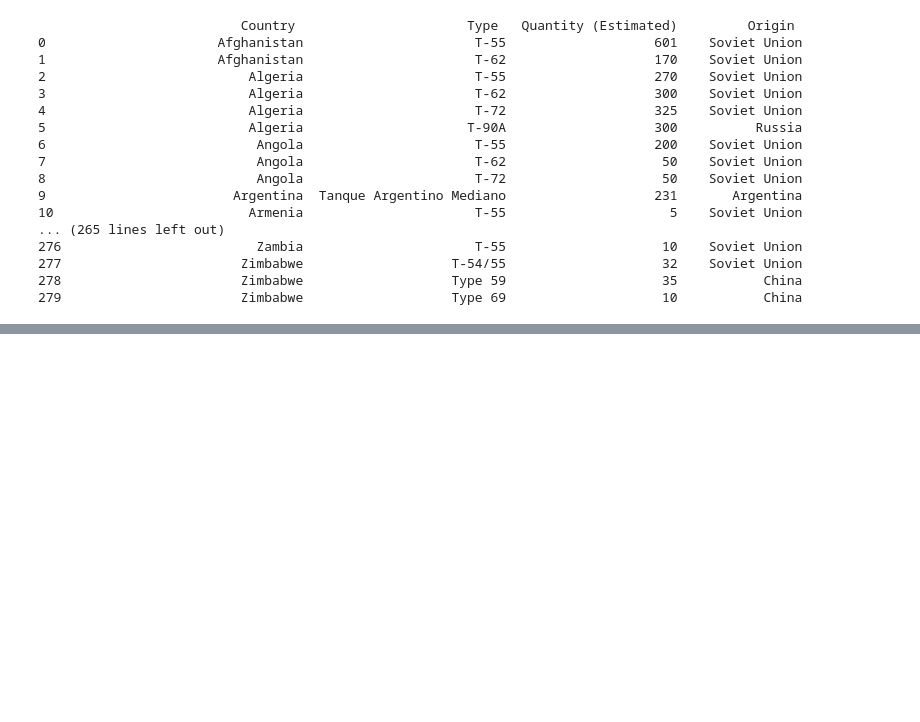
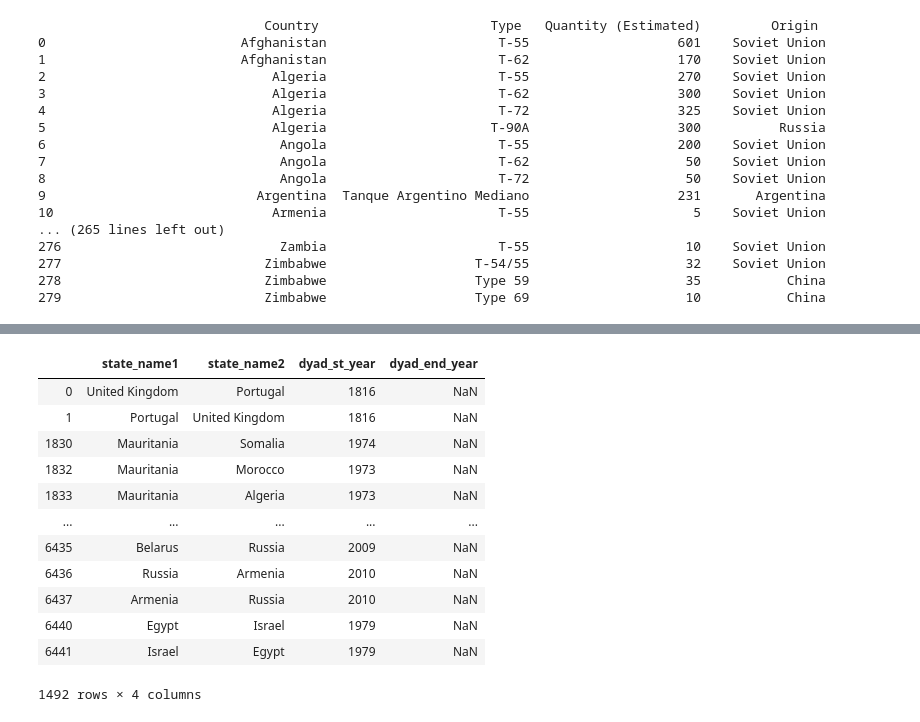
Before and after one commit to moniszcz/TASS, a Jupyter notebook: data-manipulation/web_scraping.ipynb, the cells around one changed output, grey strips where cells are left out. Saved outputs shown, nothing was run; the diff lists cells and outputs as text; code cells hidden in the pictures; blank space fills up the shorter version.

```diff
--- a/data-manipulation/web_scraping.ipynb
+++ b/data-manipulation/web_scraping.ipynb
@@ -144,0 +210,18 @@ print(sorted(set(C)))
+# %%
+#leave only alliances which have no ending year - they are still valid
+df_end = df_state_2[~df_state_2['dyad_end_year'].notnull()]
+df_end
+# %% [output]
+|  | state_name1 | state_name2 | dyad_st_year | dyad_end_year |
+| 0 | United Kingdom | Portugal | 1816 | NaN |
+| 1 | Portugal | United Kingdom | 1816 | NaN |
+| 1830 | Mauritania | Somalia | 1974 | NaN |
+| 1832 | Mauritania | Morocco | 1973 | NaN |
+| 1833 | Mauritania | Algeria | 1973 | NaN |
+| ... | ... | ... | ... | ... |
+| 6435 | Belarus | Russia | 2009 | NaN |
+| 6436 | Russia | Armenia | 2010 | NaN |
+| 6437 | Armenia | Russia | 2010 | NaN |
+| 6440 | Egypt | Israel | 1979 | NaN |
+| 6441 | Israel | Egypt | 1979 | NaN |
+1492 rows × 4 columns
```
Also changed, not shown: parts of 17 cells of this notebook, 10 other files.
